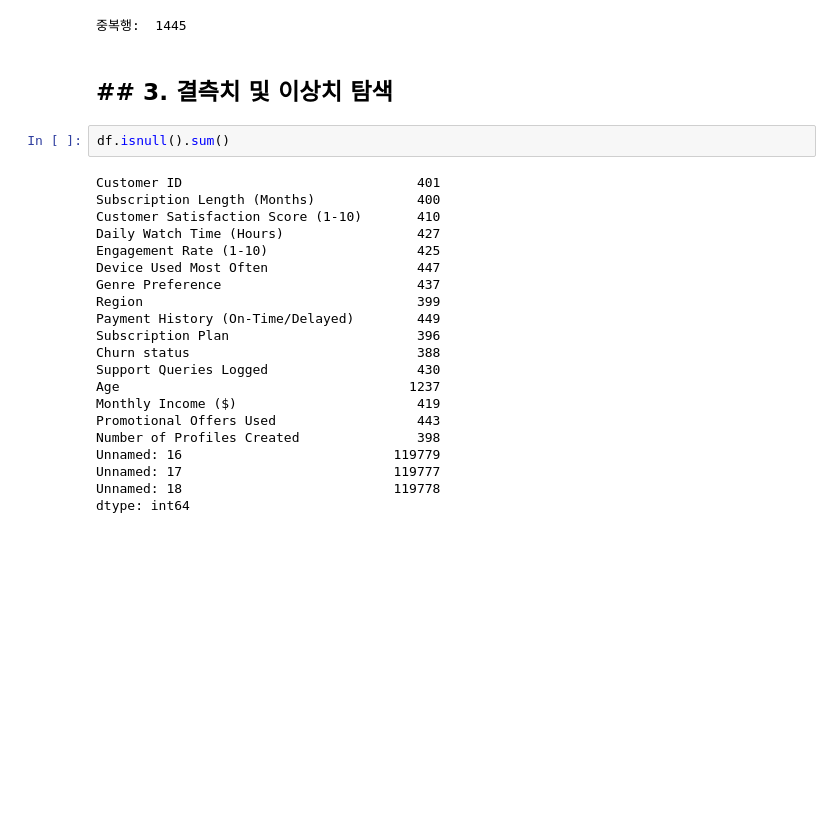
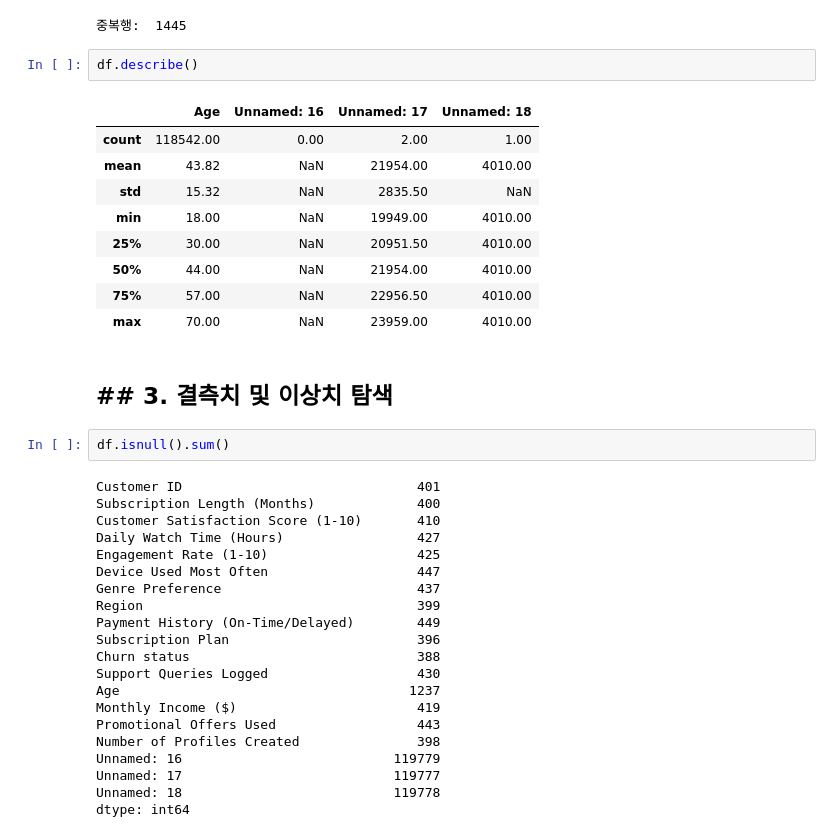
Before and after one commit to SKNetworks-AI19-250818/SKN19_2ND_3TEAM, a Jupyter notebook: EDA/eda_merge.ipynb, the cells around one changed output. Saved outputs shown, nothing was run; the diff lists cells and outputs as text; blank space fills up the shorter version.

```diff
--- a/EDA/eda_merge.ipynb
+++ b/EDA/eda_merge.ipynb
@@ -154,6 +154,18 @@ None
 | 3 | C000004 | 3 | 7 | 3 | 9 | ... |
 | 4 | C000005 | 24 | 2 | 1.37 | 5 | ... |
 중복행:  1445
+# %%
+df.describe()
+# %% [output]
+|  | Age | Unnamed: 16 | Unnamed: 17 | Unnamed: 18 |
+| count | 118542.00 | 0.00 | 2.00 | 1.00 |
+| mean | 43.82 | NaN | 21954.00 | 4010.00 |
+| std | 15.32 | NaN | 2835.50 | NaN |
+| min | 18.00 | NaN | 19949.00 | 4010.00 |
+| 25% | 30.00 | NaN | 20951.50 | 4010.00 |
+| 50% | 44.00 | NaN | 21954.00 | 4010.00 |
+| 75% | 57.00 | NaN | 22956.50 | 4010.00 |
+| max | 70.00 | NaN | 23959.00 | 4010.00 |
 # %% [markdown]
 ## ## 3. 결측치 및 이상치 탐색
 # %%
```
Also changed, not shown: parts of 7 cells of this notebook.
